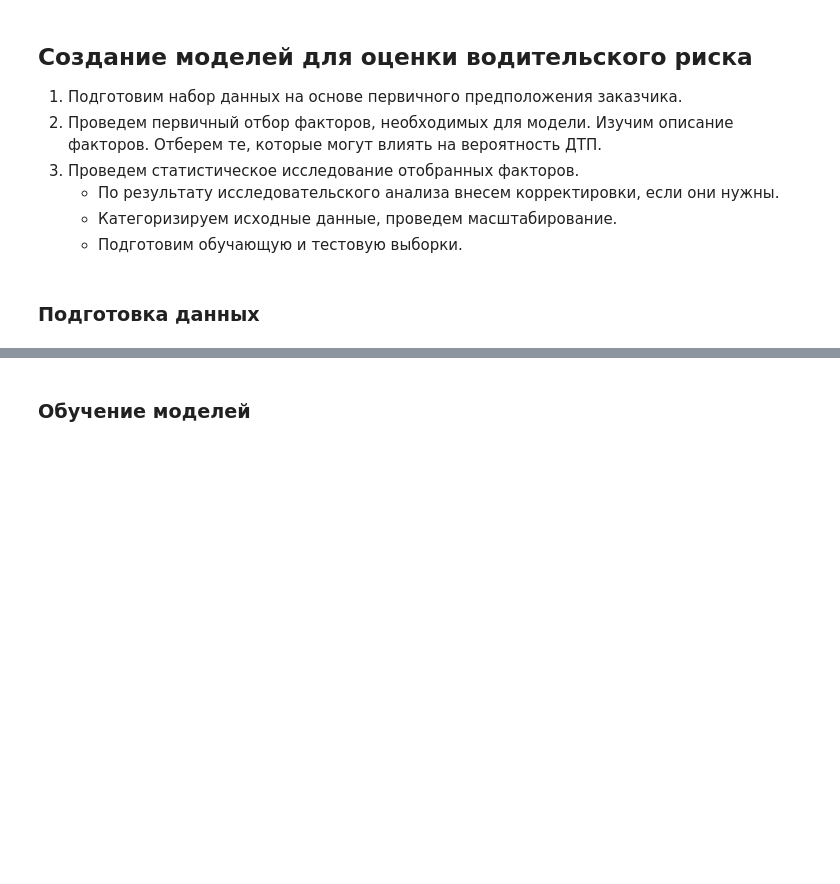
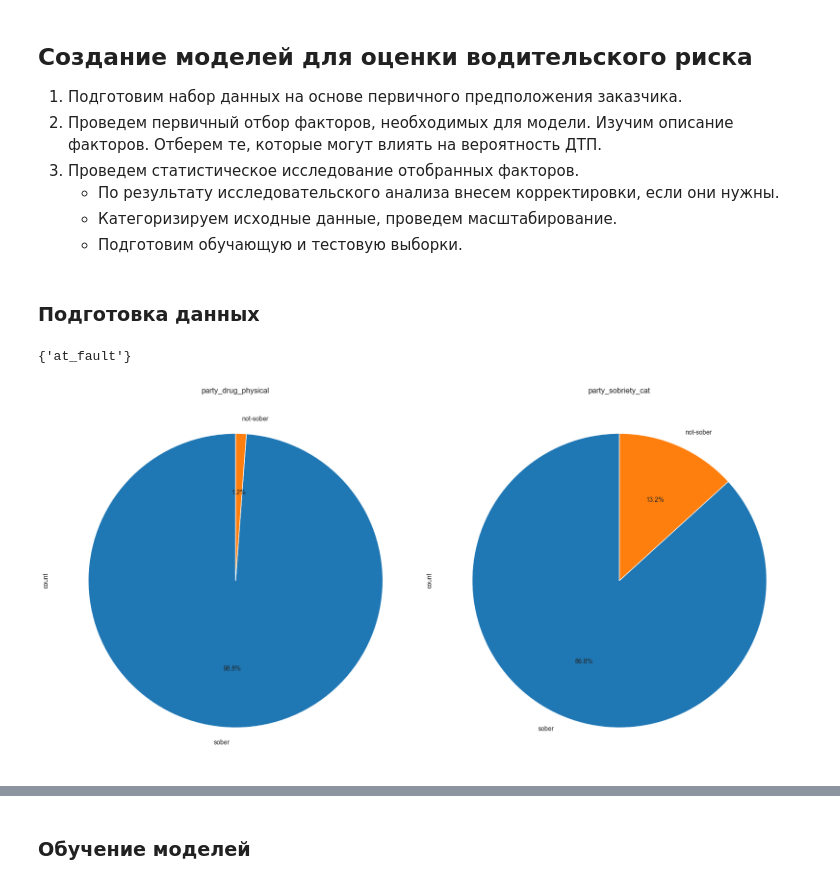
Before and after one commit to Moncervers/car_accident_prediction, a Jupyter notebook: project_notebook.ipynb, the cells around one changed output, grey strips where cells are left out. Saved outputs shown, nothing was run; the diff lists cells and outputs as text; code cells hidden in the pictures; blank space fills up the shorter version.

```diff
--- a/project_notebook.ipynb
+++ b/project_notebook.ipynb
@@ -968,0 +1056,6 @@ plt.show()
+# %%
+# Удаляем явные дубликаты
+df = df.drop_duplicates()
+
+# Проверяем, все ли мы удалили
+df.duplicated().sum()
@@ -981,3 +1078,32 @@ plt.show()
     - Подготовим обучающую и тестовую выборки.
 # %% [markdown]
 ### Подготовка данных
+# %%
+# Переопределяем числовые и категориальные столбцы
+num_cols = ['insurance_premium']
+cat_cols = ['location_type', 'county_city_location',
+            'primary_collision_factor', 'pcf_violation_category',
+            'party_drug_physical', 'party_sobriety_cat']
+
+# Проверяем, ну упустили ли мы что-то
+print(set(df.columns) - set(cat_cols + num_cols))
+# %% [output]
+{'at_fault'}
+# %%
+# Посмотрим, есть ли дисбаланс классов в бинарных столбцах
+fig, axes = plt.subplots(1, 2, figsize=(17, 10))
+
+for i, col in enumerate(['party_drug_physical', 'party_sobriety_cat']):
+    df[col].value_counts().plot.pie(
+        ax=axes[i],  # Указываем ось для построения
+        title=col,  # Заголовок графика — название столбца
+        autopct='%1.1f%%',  # Отображение доли в процентах
+        startangle=90  # Поворот диаграммы на 90 градусов для лучшей читаемости
+    )
+
+# Улучшаем расположение графиков, чтобы они не перекрывались
+plt.tight_layout()
+# Отображаем график
+plt.show()
+# %% [output]
+[figure, added]
```
Also changed, not shown: parts of 21 cells of this notebook.
